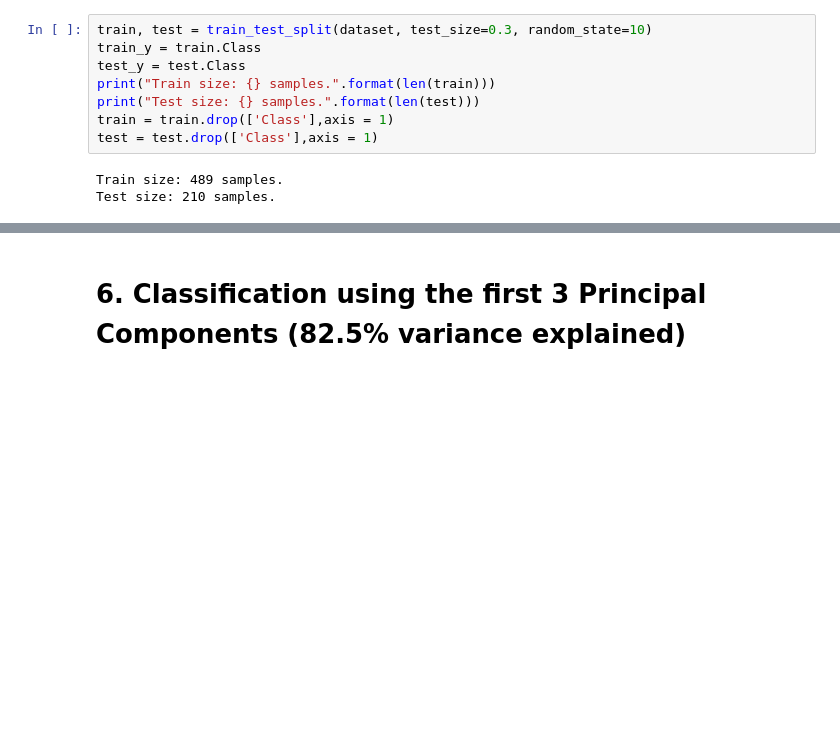
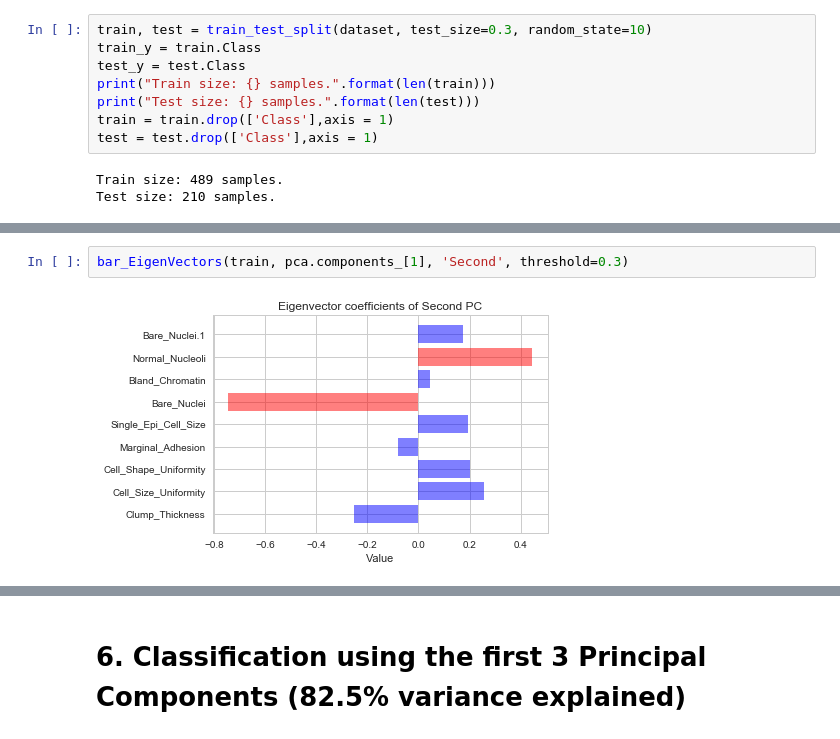
Before and after one commit to AndreGodinho7/Multivariate-Analysis, a Jupyter notebook: 2. Preliminary Analysis/Preliminary Analysis Final.ipynb, the cells around one changed output, grey strips where cells are left out. Cells and saved outputs as stored; diff of their text form; blank space fills up the shorter version.

```diff
--- a/2. Preliminary Analysis/Preliminary Analysis Final.ipynb
+++ b/2. Preliminary Analysis/Preliminary Analysis Final.ipynb
@@ -592,0 +616,4 @@ Total variance explained: 94.2
+# %%
+bar_EigenVectors(train, pca.components_[1], 'Second', threshold=0.3)
+# %% [output]
+[figure, added]
```
Also changed, not shown: parts of 11 cells of this notebook.
